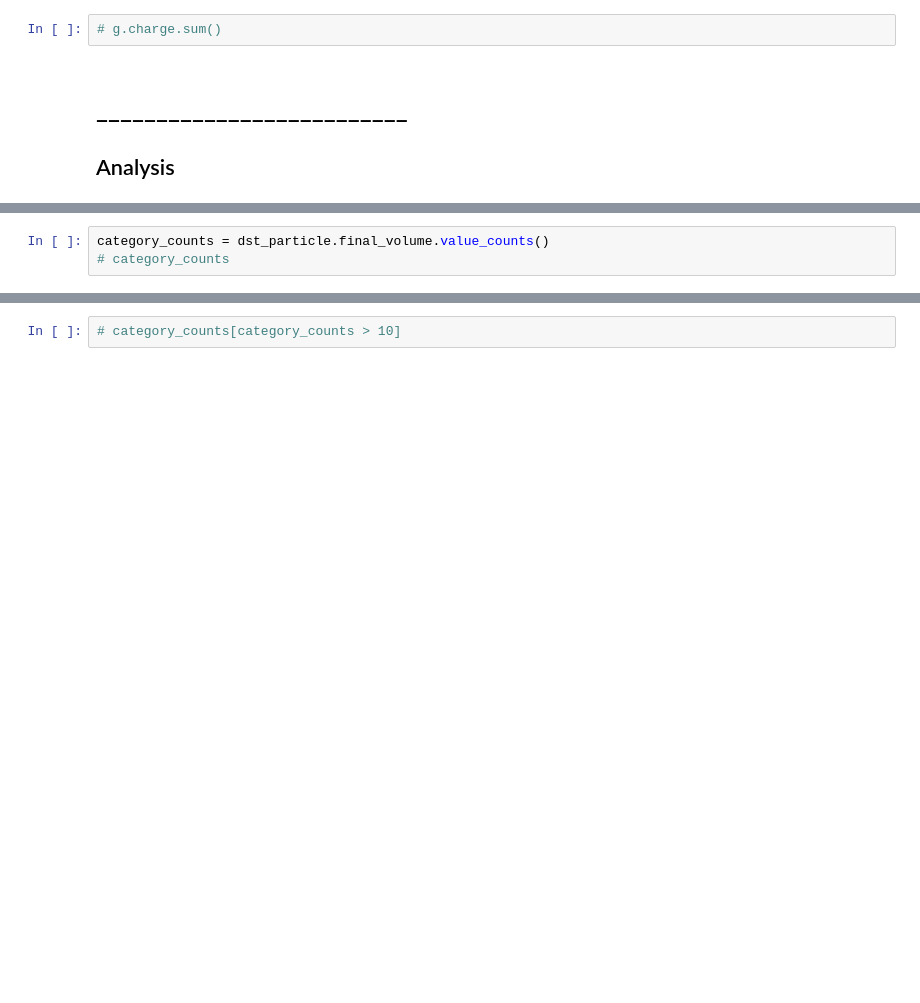
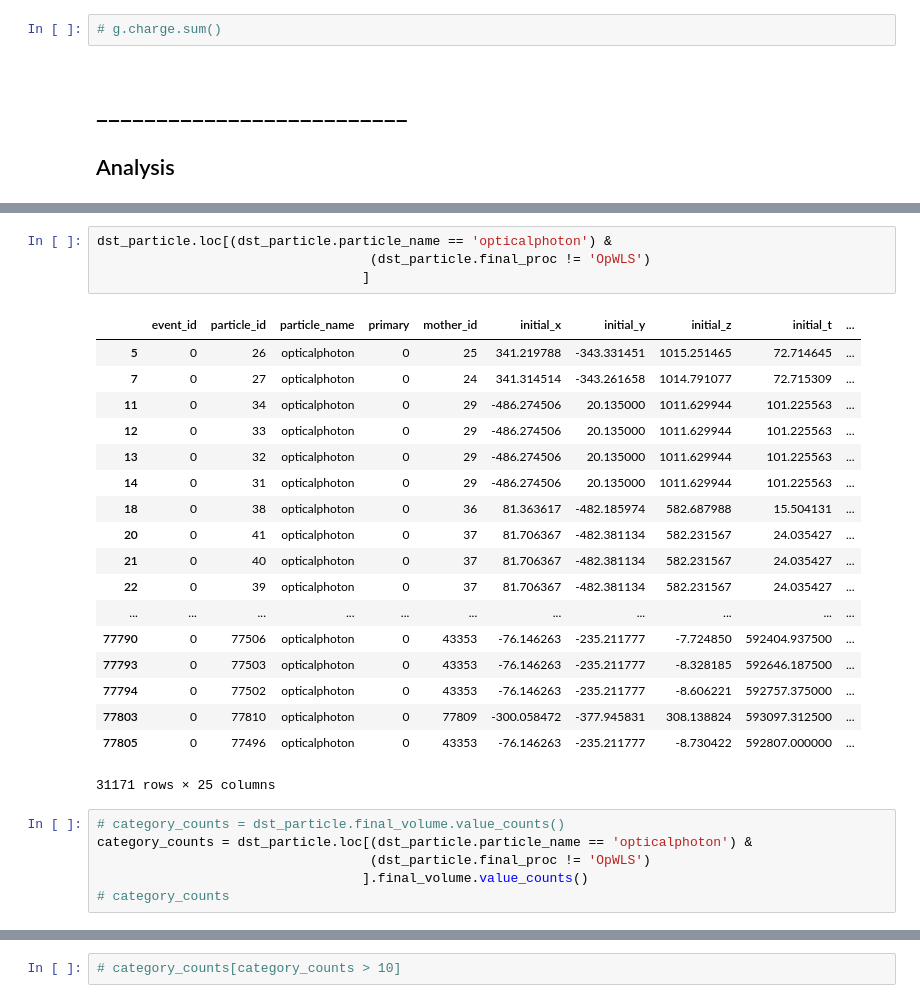
Before and after one commit to mariandbt/python, a Jupyter notebook: notebooks/20230921_NEXT100_fullKr_fiberBarrel.ipynb, the cells around one changed output, grey strips where cells are left out. Drawn from its saved outputs; the diff is of its cells as text; blank space fills up the shorter version.

```diff
--- a/notebooks/20230921_NEXT100_fullKr_fiberBarrel.ipynb
+++ b/notebooks/20230921_NEXT100_fullKr_fiberBarrel.ipynb
@@ -235,5 +340,31 @@ len(dst_particle.loc[(dst_particle.particle_name == 'opticalphoton') &
+# %%
+dst_particle.loc[(dst_particle.particle_name == 'opticalphoton') &
+                                   (dst_particle.final_proc != 'OpWLS')
+                                  ]
+# %% [output]
+|  | event_id | particle_id | particle_name | primary | mother_id | initial_x | initial_y | initial_z | initial_t | ... |
+| 5 | 0 | 26 | opticalphoton | 0 | 25 | 341.219788 | -343.331451 | 1015.251465 | 72.714645 | ... |
+| 7 | 0 | 27 | opticalphoton | 0 | 24 | 341.314514 | -343.261658 | 1014.791077 | 72.715309 | ... |
+| 11 | 0 | 34 | opticalphoton | 0 | 29 | -486.274506 | 20.135000 | 1011.629944 | 101.225563 | ... |
+| 12 | 0 | 33 | opticalphoton | 0 | 29 | -486.274506 | 20.135000 | 1011.629944 | 101.225563 | ... |
+| 13 | 0 | 32 | opticalphoton | 0 | 29 | -486.274506 | 20.135000 | 1011.629944 | 101.225563 | ... |
+| 14 | 0 | 31 | opticalphoton | 0 | 29 | -486.274506 | 20.135000 | 1011.629944 | 101.225563 | ... |
+| 18 | 0 | 38 | opticalphoton | 0 | 36 | 81.363617 | -482.185974 | 582.687988 | 15.504131 | ... |
+| 20 | 0 | 41 | opticalphoton | 0 | 37 | 81.706367 | -482.381134 | 582.231567 | 24.035427 | ... |
+| 21 | 0 | 40 | opticalphoton | 0 | 37 | 81.706367 | -482.381134 | 582.231567 | 24.035427 | ... |
+| 22 | 0 | 39 | opticalphoton | 0 | 37 | 81.706367 | -482.381134 | 582.231567 | 24.035427 | ... |
+| ... | ... | ... | ... | ... | ... | ... | ... | ... | ... | ... |
+| 77790 | 0 | 77506 | opticalphoton | 0 | 43353 | -76.146263 | -235.211777 | -7.724850 | 592404.937500 | ... |
+| 77793 | 0 | 77503 | opticalphoton | 0 | 43353 | -76.146263 | -235.211777 | -8.328185 | 592646.187500 | ... |
+| 77794 | 0 | 77502 | opticalphoton | 0 | 43353 | -76.146263 | -235.211777 | -8.606221 | 592757.375000 | ... |
+| 77803 | 0 | 77810 | opticalphoton | 0 | 77809 | -300.058472 | -377.945831 | 308.138824 | 593097.312500 | ... |
+| 77805 | 0 | 77496 | opticalphoton | 0 | 43353 | -76.146263 | -235.211777 | -8.730422 | 592807.000000 | ... |
+31171 rows × 25 columns
 # %%
-category_counts = dst_particle.final_volume.value_counts()
+# category_counts = dst_particle.final_volume.value_counts()
+category_counts = dst_particle.loc[(dst_particle.particle_name == 'opticalphoton') &
+                                   (dst_particle.final_proc != 'OpWLS')
+                                  ].final_volume.value_counts()
 # category_counts
 # %%
 category_counts[:10]
```
Also changed, not shown: parts of 24 cells of this notebook.
